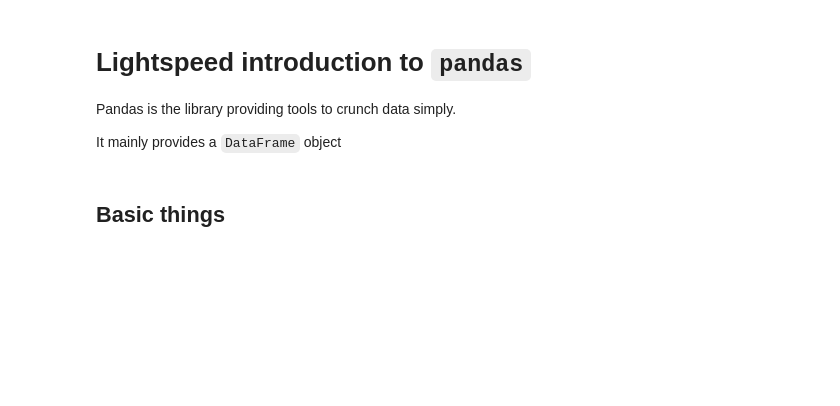
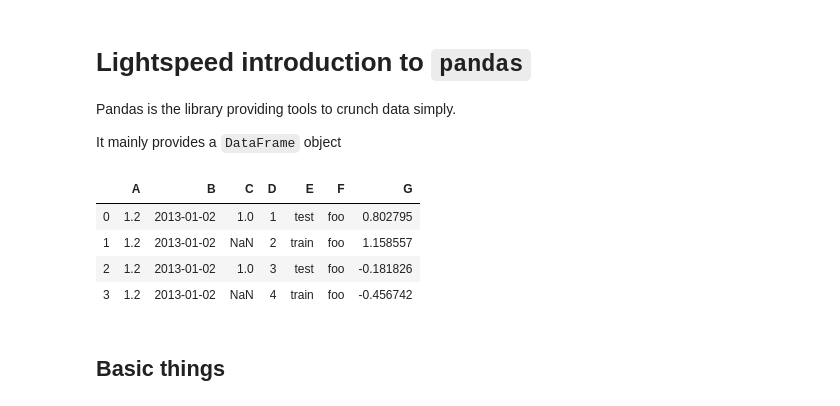
Before and after one commit to Na1an/2020_BigData_BAI_HAO, a Jupyter notebook: Notebooks/notebook3_pandas.ipynb, the cells around one changed output. Saved outputs shown, nothing was run; the diff lists cells and outputs as text; code cells hidden in the pictures; blank space fills up the shorter version.

```diff
--- a/Notebooks/notebook3_pandas.ipynb
+++ b/Notebooks/notebook3_pandas.ipynb
@@ -7,15 +7,21 @@ It mainly provides a `DataFrame` object
 # %%
 import numpy as np
 import pandas as pd
 
 df = pd.DataFrame({
-    'A' : 1.,
+    'A' : 1.2,
     'B' : pd.Timestamp('20130102'),
     'C' : pd.Series(1, dtype='float32'),
-    'C' : pd.Series(1, index=[0, 2], dtype='float32'),
+    'C' : pd.Series(1, index=[0,2], dtype='float32'),
     'D' : pd.Series([1, 2, 3, 4], dtype='int32'),
     'E' : pd.Categorical(["test", "train", "test", "train"]),
     'F' : 'foo',
     'G' : np.random.randn(4)
 })
 df
+# %% [output]
+|  | A | B | C | D | E | F | G |
+| 0 | 1.2 | 2013-01-02 | 1.0 | 1 | test | foo | 0.802795 |
+| 1 | 1.2 | 2013-01-02 | NaN | 2 | train | foo | 1.158557 |
+| 2 | 1.2 | 2013-01-02 | 1.0 | 3 | test | foo | -0.181826 |
+| 3 | 1.2 | 2013-01-02 | NaN | 4 | train | foo | -0.456742 |
```
Also changed, not shown: parts of 17 cells of this notebook, 17 other files.
